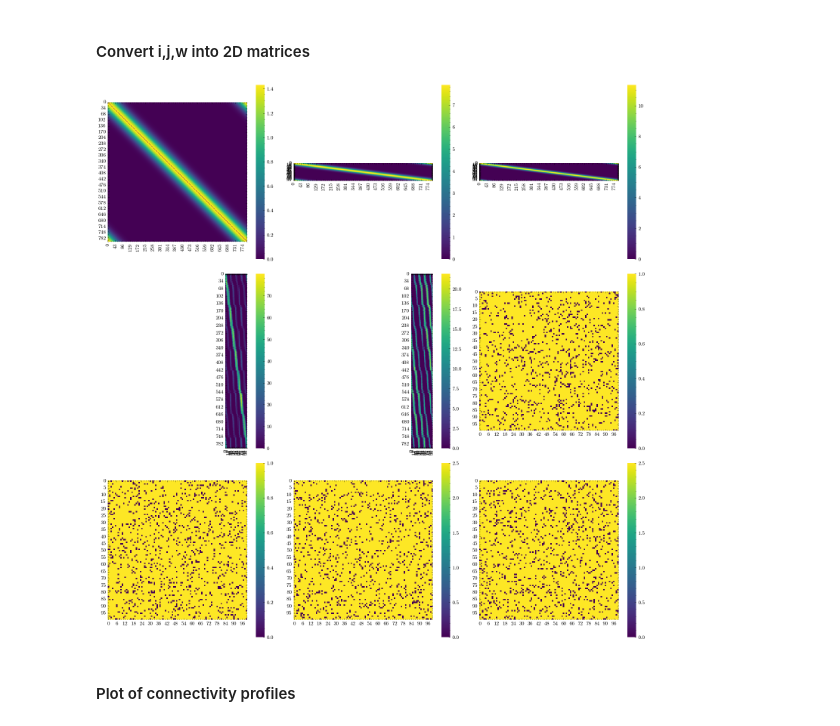
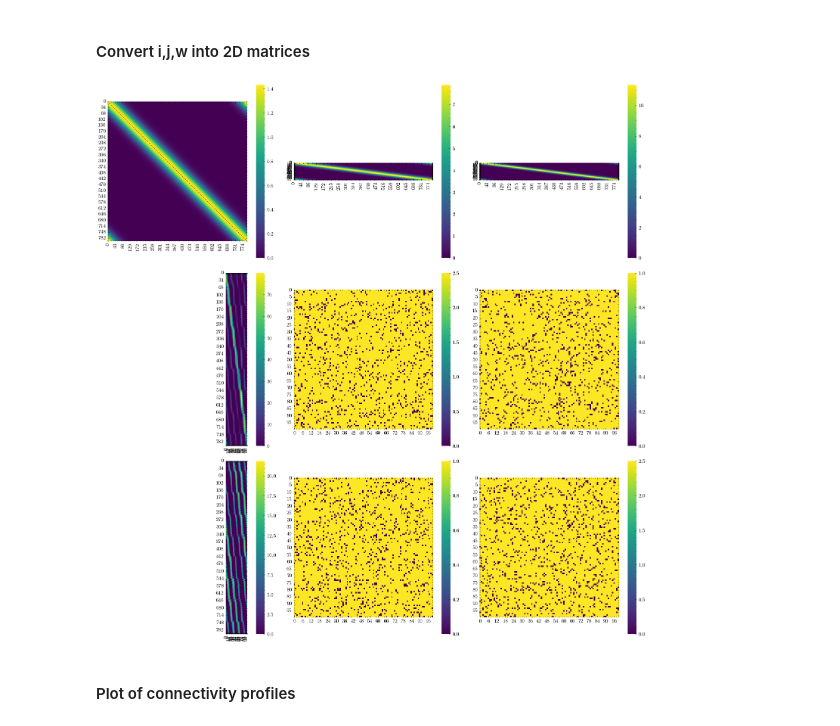
Before and after one commit to StevenZhang0116/structured-stabilization-in-recurrent-neural-circuits, a Jupyter notebook: Notebooks/03_ring_network_modify.ipynb, the cells around one changed output. Saved outputs shown, nothing was run; the diff lists cells and outputs as text; code cells hidden in the pictures.

```diff
--- a/Notebooks/03_ring_network_modify.ipynb
+++ b/Notebooks/03_ring_network_modify.ipynb
@@ -659,18 +659,20 @@ for (i,j) in zip(con_ss.i,con_ss.j):
 # %%
 fig, ax = plt.subplots(3,3,figsize=(5*3,5*3))
 sns.heatmap(w_ee_full, ax=ax[0,0], cmap='viridis', cbar=True, square=True)
 sns.heatmap(w_ep_full, ax=ax[0,1], cmap='viridis', cbar=True, square=True)
 sns.heatmap(w_es_full, ax=ax[0,2], cmap='viridis', cbar=True, square=True)
+
 sns.heatmap(w_pe_full, ax=ax[1,0], cmap='viridis', cbar=True, square=True)
-sns.heatmap(w_se_full, ax=ax[1,1], cmap='viridis', cbar=True, square=True)
+sns.heatmap(w_pp_full, ax=ax[1,1], cmap='viridis', cbar=True, square=True)
 sns.heatmap(w_ps_full, ax=ax[1,2], cmap='viridis', cbar=True, square=True)
-sns.heatmap(w_sp_full, ax=ax[2,0], cmap='viridis', cbar=True, square=True)
-sns.heatmap(w_pp_full, ax=ax[2,1], cmap='viridis', cbar=True, square=True)
+
+sns.heatmap(w_se_full, ax=ax[2,0], cmap='viridis', cbar=True, square=True)
+sns.heatmap(w_sp_full, ax=ax[2,1], cmap='viridis', cbar=True, square=True)
 sns.heatmap(w_ss_full, ax=ax[2,2], cmap='viridis', cbar=True, square=True)
 fig.tight_layout()
 fig.savefig(f"../Figures/replicate_ring_structure_final_weights_seed{tseed}.png", bbox_inches='tight', dpi=300)
 # %% [output]
-[figure, old version]
+[figure, new version]
 # %% [markdown]
 #### Plot of connectivity profiles
 # %%
```
Also changed, not shown: 2 other files.
